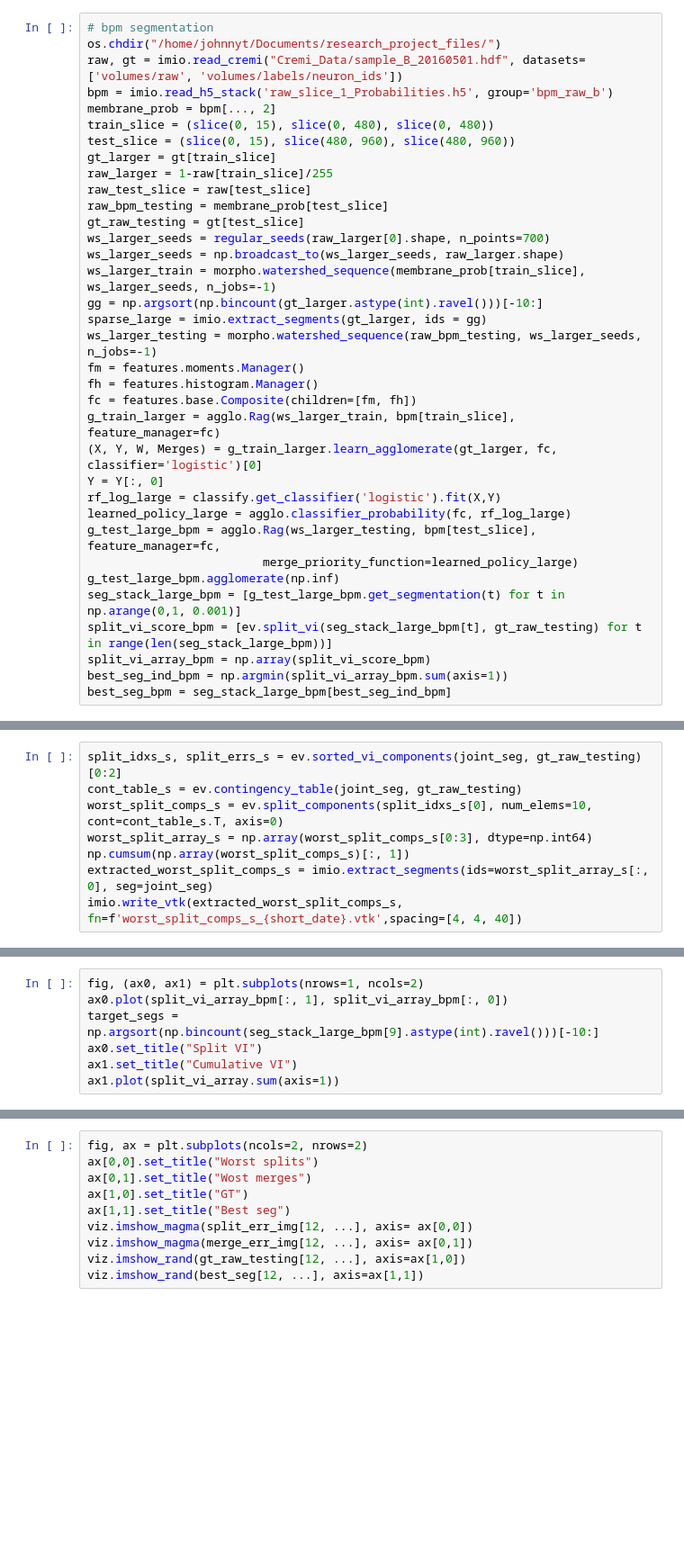
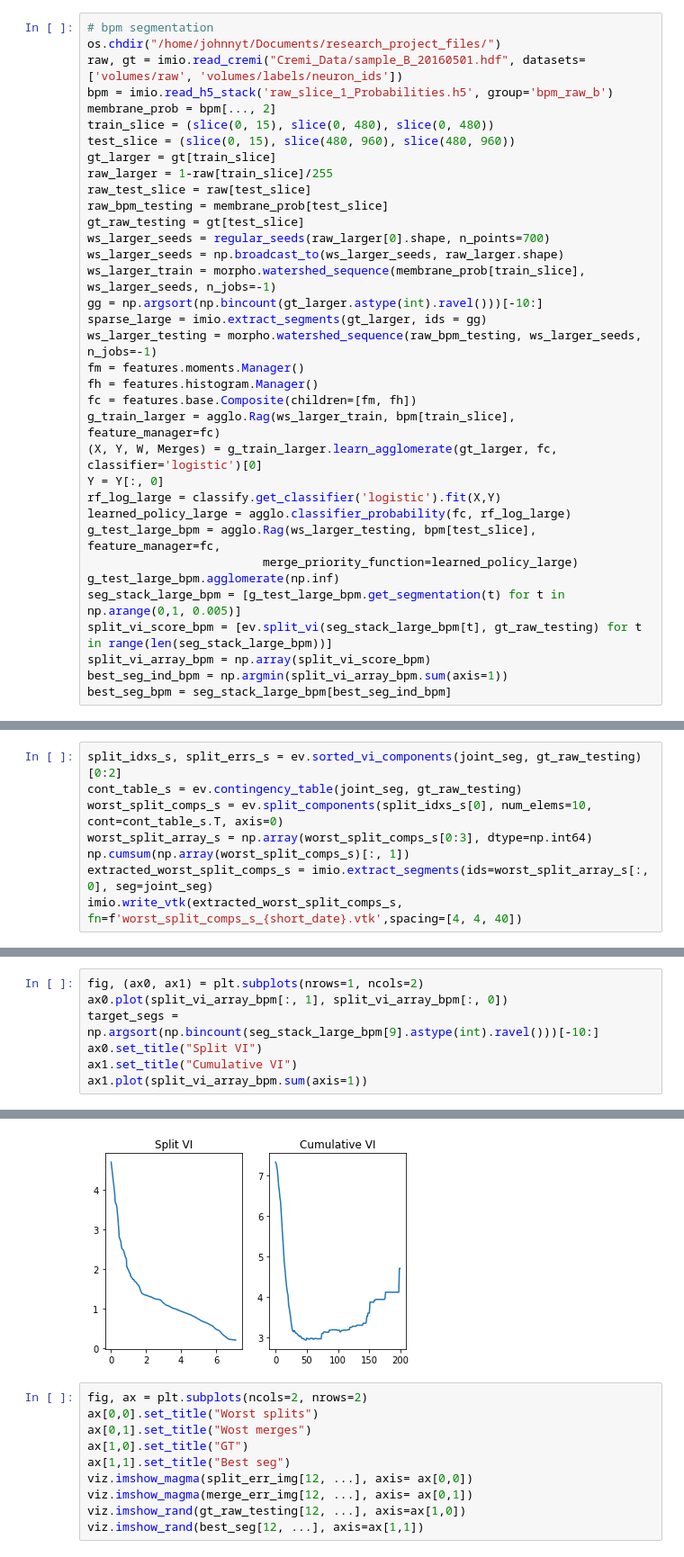
Before and after one commit to JohnnyTeutonic/view_all, a Jupyter notebook: notebooks/compact_notebook.ipynb, the cells around one changed output, grey strips where cells are left out. Shown at 90% size. Cells and saved outputs as stored; diff of their text form; blank space fills up the shorter version.

```diff
--- a/notebooks/compact_notebook.ipynb
+++ b/notebooks/compact_notebook.ipynb
@@ -41,7 +41,7 @@ learned_policy_large = agglo.classifier_probability(fc, rf_log_large)
 g_test_large_bpm = agglo.Rag(ws_larger_testing, bpm[test_slice], feature_manager=fc,
                          merge_priority_function=learned_policy_large)
 g_test_large_bpm.agglomerate(np.inf)
-seg_stack_large_bpm = [g_test_large_bpm.get_segmentation(t) for t in np.arange(0,1, 0.001)]
+seg_stack_large_bpm = [g_test_large_bpm.get_segmentation(t) for t in np.arange(0,1, 0.005)]
 split_vi_score_bpm = [ev.split_vi(seg_stack_large_bpm[t], gt_raw_testing) for t in range(len(seg_stack_large_bpm))]
 split_vi_array_bpm = np.array(split_vi_score_bpm)
 best_seg_ind_bpm = np.argmin(split_vi_array_bpm.sum(axis=1))
@@ -111,4 +112,5 @@ ax0.plot(split_vi_array_bpm[:, 1], split_vi_array_bpm[:, 0])
 target_segs = np.argsort(np.bincount(seg_stack_large_bpm[9].astype(int).ravel()))[-10:]
 ax0.set_title("Split VI")
 ax1.set_title("Cumulative VI")
-ax1.plot(split_vi_array.sum(axis=1))
+ax1.plot(split_vi_array_bpm.sum(axis=1))
+# %% [output]
@@ -115,3 +118,4 @@ ax1.plot(split_vi_array.sum(axis=1))
+[figure, added]
 # %%
 fig, ax = plt.subplots(ncols=2, nrows=2)
 ax[0,0].set_title("Worst splits")
```
Also changed, not shown: parts of 7 cells of this notebook, 1 other file.
